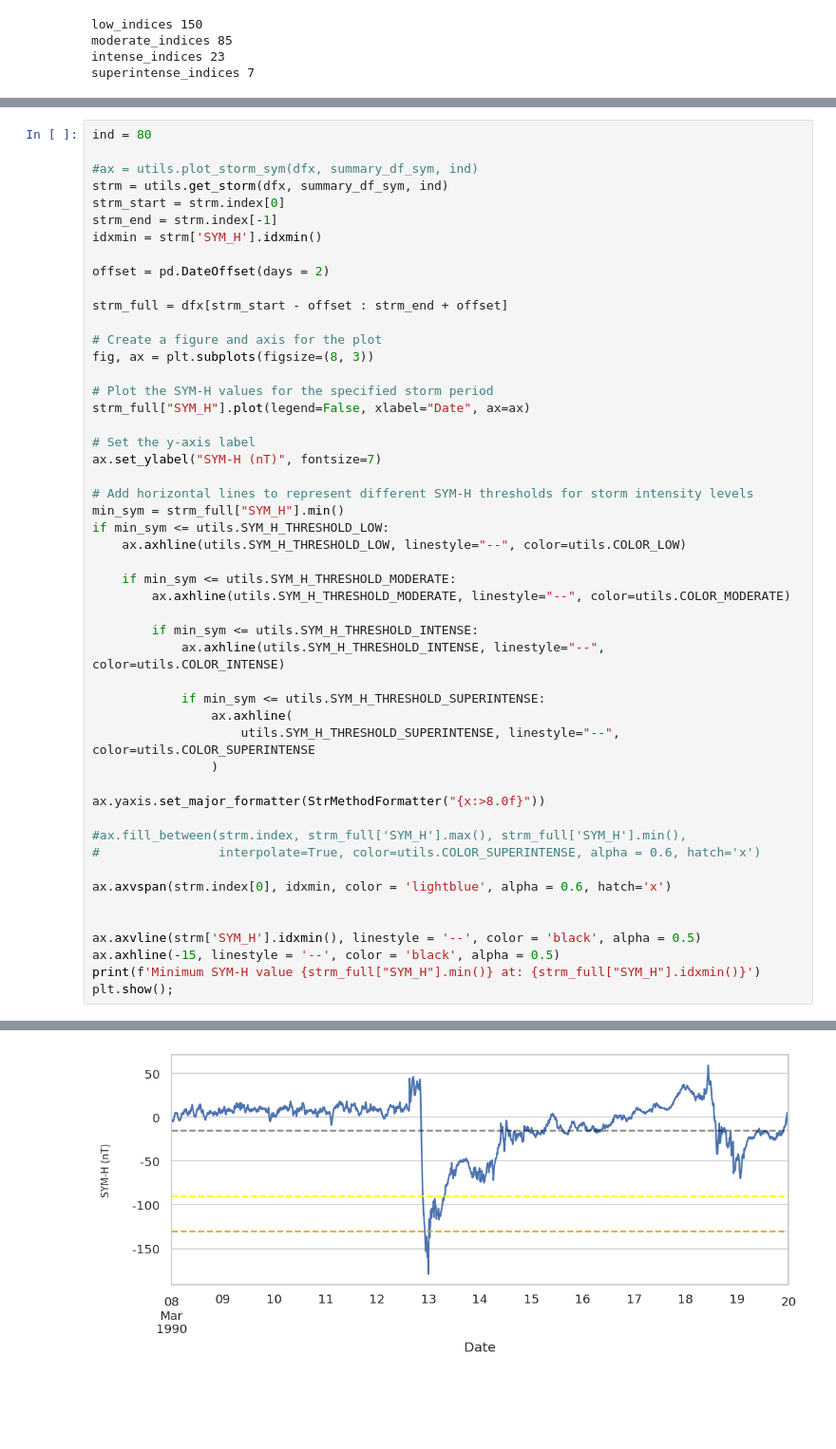
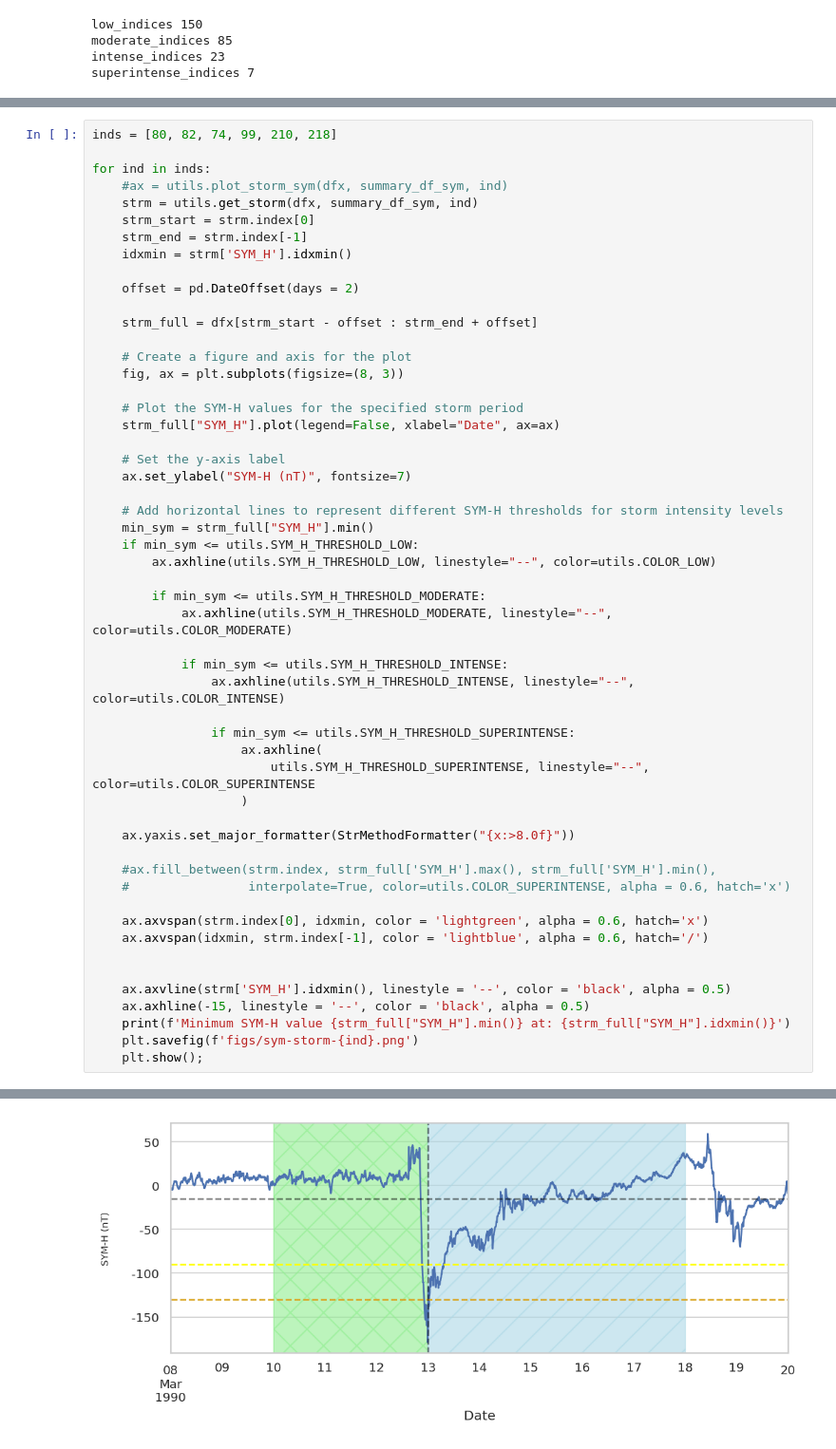
Before and after one commit to Redxgit/classifying-bounding-gstorms, a Jupyter notebook: 4a-Particular-storms-SYM.ipynb, the cells around one changed output, grey strips where cells are left out. Shown at 95% size. Drawn from its saved outputs; the diff is of its cells as text; blank space fills up the shorter version.

Commit message:
particular storms

```diff
--- a/4a-Particular-storms-SYM.ipynb
+++ b/4a-Particular-storms-SYM.ipynb
@@ -185,53 +185,56 @@ Minimum SYM-H value -393 at: 2004-11-08 05:55:00
 # %%
-ind = 80
+inds = [80, 82, 74, 99, 210, 218]
 
-#ax = utils.plot_storm_sym(dfx, summary_df_sym, ind)
-strm = utils.get_storm(dfx, summary_df_sym, ind)
-strm_start = strm.index[0]
-strm_end = strm.index[-1]
-idxmin = strm['SYM_H'].idxmin()
+for ind in inds:
+    #ax = utils.plot_storm_sym(dfx, summary_df_sym, ind)
+    strm = utils.get_storm(dfx, summary_df_sym, ind)
+    strm_start = strm.index[0]
+    strm_end = strm.index[-1]
+    idxmin = strm['SYM_H'].idxmin()
 
-offset = pd.DateOffset(days = 2)
+    offset = pd.DateOffset(days = 2)
 
-strm_full = dfx[strm_start - offset : strm_end + offset]
+    strm_full = dfx[strm_start - offset : strm_end + offset]
 
-# Create a figure and axis for the plot
-fig, ax = plt.subplots(figsize=(8, 3))
+    # Create a figure and axis for the plot
+    fig, ax = plt.subplots(figsize=(8, 3))
 
-# Plot the SYM-H values for the specified storm period
-strm_full["SYM_H"].plot(legend=False, xlabel="Date", ax=ax)
+    # Plot the SYM-H values for the specified storm period
+    strm_full["SYM_H"].plot(legend=False, xlabel="Date", ax=ax)
 
-# Set the y-axis label
-ax.set_ylabel("SYM-H (nT)", fontsize=7)
+    # Set the y-axis label
+    ax.set_ylabel("SYM-H (nT)", fontsize=7)
 
-# Add horizontal lines to represent different SYM-H thresholds for storm intensity levels
-min_sym = strm_full["SYM_H"].min()
-if min_sym <= utils.SYM_H_THRESHOLD_LOW:
-    ax.axhline(utils.SYM_H_THRESHOLD_LOW, linestyle="--", color=utils.COLOR_LOW)
+    # Add horizontal lines to represent different SYM-H thresholds for storm intensity levels
+    min_sym = strm_full["SYM_H"].min()
+    if min_sym <= utils.SYM_H_THRESHOLD_LOW:
+        ax.axhline(utils.SYM_H_THRESHOLD_LOW, linestyle="--", color=utils.COLOR_LOW)
 
-    if min_sym <= utils.SYM_H_THRESHOLD_MODERATE:
-        ax.axhline(utils.SYM_H_THRESHOLD_MODERATE, linestyle="--", color=utils.COLOR_MODERATE)
+        if min_sym <= utils.SYM_H_THRESHOLD_MODERATE:
+            ax.axhline(utils.SYM_H_THRESHOLD_MODERATE, linestyle="--", color=utils.COLOR_MODERATE)
 
-        if min_sym <= utils.SYM_H_THRESHOLD_INTENSE:
-            ax.axhline(utils.SYM_H_THRESHOLD_INTENSE, linestyle="--", color=utils.COLOR_INTENSE)
+            if min_sym <= utils.SYM_H_THRESHOLD_INTENSE:
+                ax.axhline(utils.SYM_H_THRESHOLD_INTENSE, linestyle="--", color=utils.COLOR_INTENSE)
 
-            if min_sym <= utils.SYM_H_THRESHOLD_SUPERINTENSE:
-                ax.axhline(
-                    utils.SYM_H_THRESHOLD_SUPERINTENSE, linestyle="--", color=utils.COLOR_SUPERINTENSE
-                )
+                if min_sym <= utils.SYM_H_THRESHOLD_SUPERINTENSE:
+                    ax.axhline(
+                        utils.SYM_H_THRESHOLD_SUPERINTENSE, linestyle="--", color=utils.COLOR_SUPERINTENSE
+                    )
 
-ax.yaxis.set_major_formatter(StrMethodFormatter("{x:>8.0f}"))
+    ax.yaxis.set_major_formatter(StrMethodFormatter("{x:>8.0f}"))
 
-#ax.fill_between(strm.index, strm_full['SYM_H'].max(), strm_full['SYM_H'].min(),
-#                interpolate=True, color=utils.COLOR_SUPERINTENSE, alpha = 0.6, hatch='x')
+    #ax.fill_between(strm.index, strm_full['SYM_H'].max(), strm_full['SYM_H'].min(),
+    #                interpolate=True, color=utils.COLOR_SUPERINTENSE, alpha = 0.6, hatch='x')
 
-ax.axvspan(strm.index[0], idxmin, color = 'lightblue', alpha = 0.6, hatch='x')
+    ax.axvspan(strm.index[0], idxmin, color = 'lightgreen', alpha = 0.6, hatch='x')
+    ax.axvspan(idxmin, strm.index[-1], color = 'lightblue', alpha = 0.6, hatch='/')
 
 
-ax.axvline(strm['SYM_H'].idxmin(), linestyle = '--', color = 'black', alpha = 0.5)
-ax.axhline(-15, linestyle = '--', color = 'black', alpha = 0.5)
-print(f'Minimum SYM-H value {strm_full["SYM_H"].min()} at: {strm_full["SYM_H"].idxmin()}')
-plt.show();
+    ax.axvline(strm['SYM_H'].idxmin(), linestyle = '--', color = 'black', alpha = 0.5)
+    ax.axhline(-15, linestyle = '--', color = 'black', alpha = 0.5)
+    print(f'Minimum SYM-H value {strm_full["SYM_H"].min()} at: {strm_full["SYM_H"].idxmin()}')
+    plt.savefig(f'figs/sym-storm-{ind}.png')
+    plt.show();
 # %% [output]
 Minimum SYM-H value -179 at: 1990-03-12 23:55:00
-[figure, old version]
+[figure, new version]
```
Also changed, not shown: parts of 3 cells of this notebook, 13 other files.
